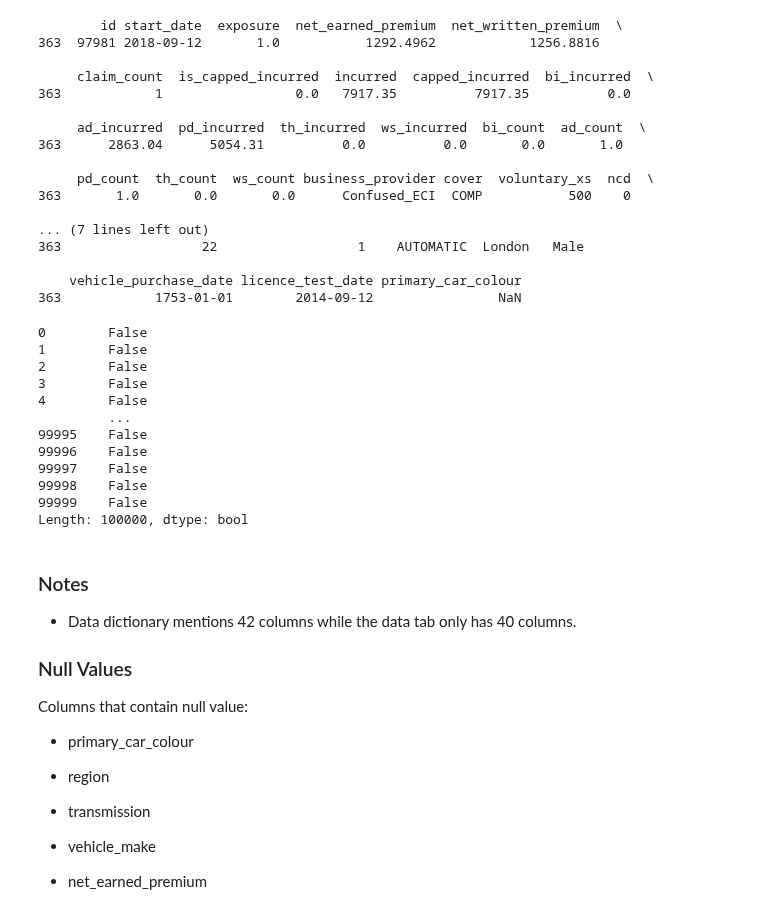
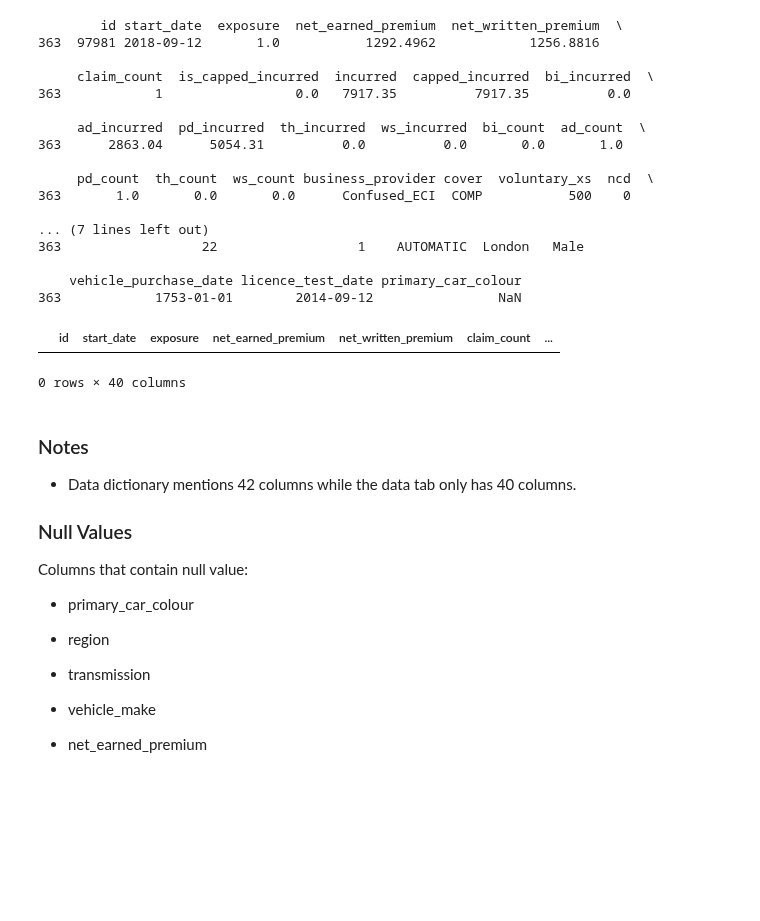
Before and after one commit to KemalYukselir/Hastings-Task, a Jupyter notebook: main.ipynb, the cells around one changed output. Drawn from its saved outputs; the diff is of its cells as text; code cells hidden in the pictures; blank space fills up the shorter version.

```diff
--- a/main.ipynb
+++ b/main.ipynb
@@ -168,20 +170,9 @@ pd.reset_option("display.max_columns")
 # %%
 ## Duplicate values
 insurance_df[insurance_df.duplicated()]
-insurance_df.duplicated()
 # %% [output]
+|  | id | start_date | exposure | net_earned_premium | net_written_premium | claim_count | ... |
-0        False
-1        False
-2        False
-3        False
-4        False
-         ...
-99995    False
-99996    False
-99997    False
-99998    False
-99999    False
-Length: 100000, dtype: bool
+0 rows × 40 columns
 # %% [markdown]
 ### Notes
 - Data dictionary mentions 42 columns while the data tab only has 40 columns.
```
Also changed, not shown: parts of 5 cells of this notebook.
